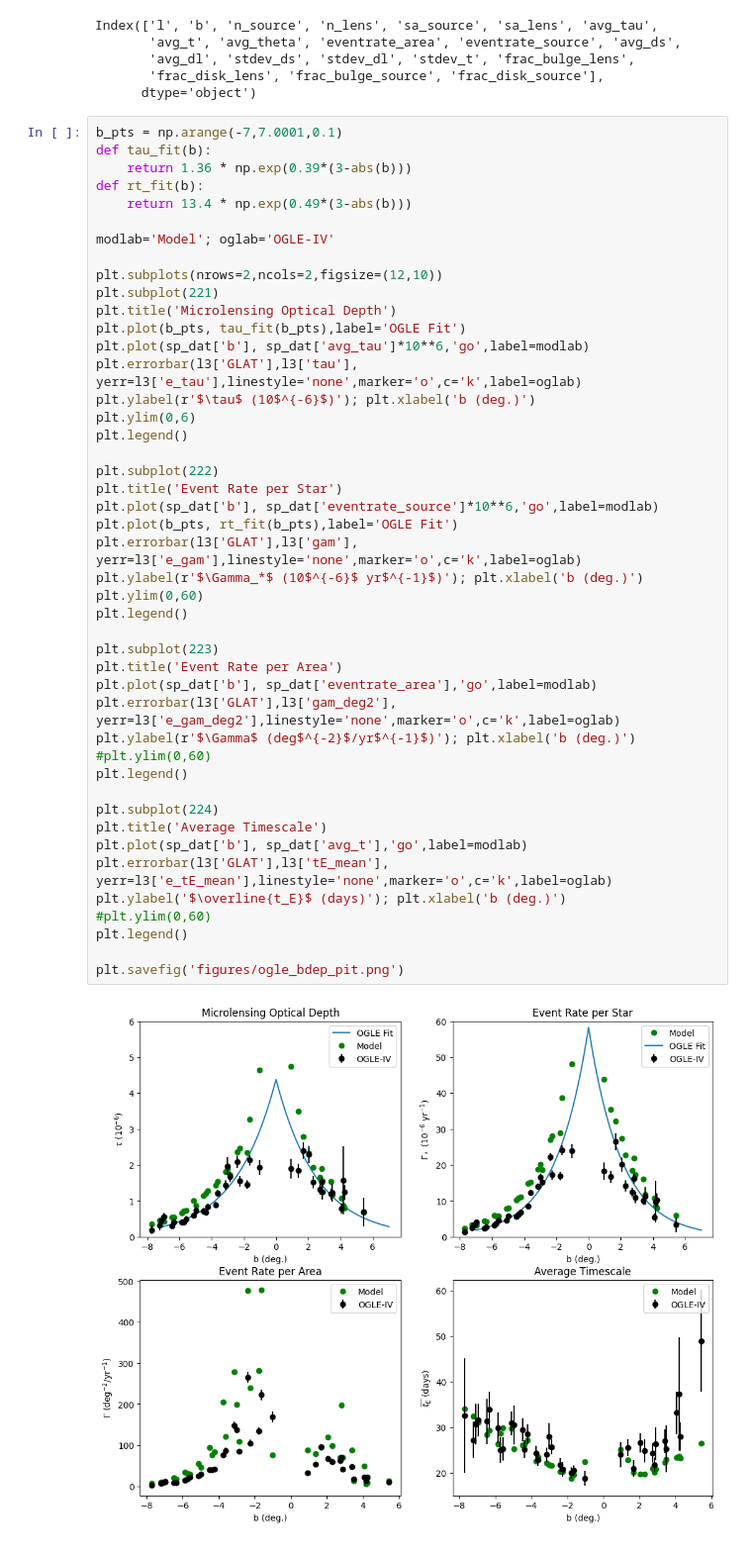
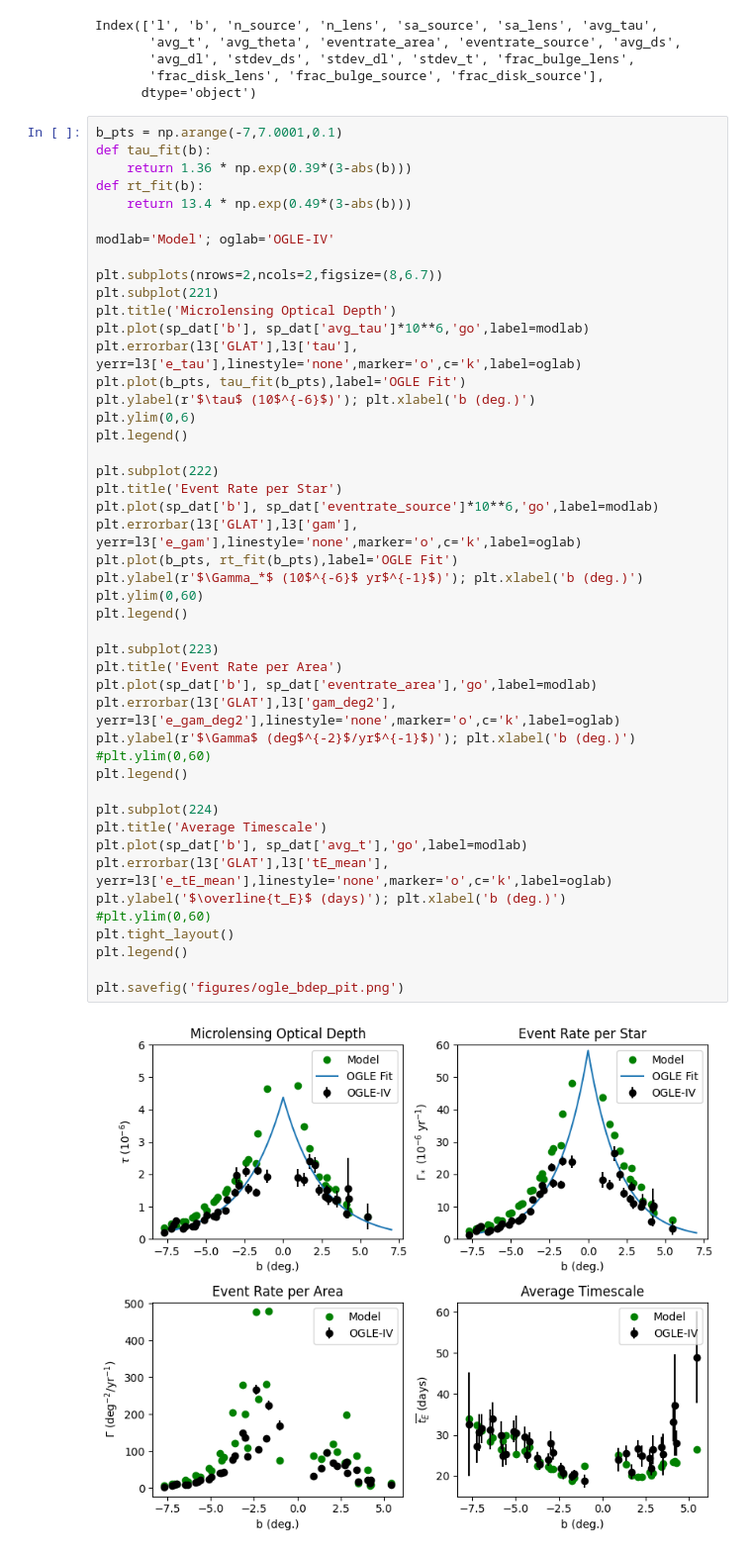
Before and after one commit to synthpop-galaxy/synthpop-model-eval, a Jupyter notebook: bdep_ogle.ipynb, the cells around one changed output. Shown at 99% size. Saved outputs shown, nothing was run; the diff lists cells and outputs as text.

```diff
--- a/bdep_ogle.ipynb
+++ b/bdep_ogle.ipynb
@@ -361,44 +197,45 @@ def rt_fit(b):
 
 modlab='Model'; oglab='OGLE-IV'
 
-plt.subplots(nrows=2,ncols=2,figsize=(12,10))
+plt.subplots(nrows=2,ncols=2,figsize=(8,6.7))
 plt.subplot(221)
 plt.title('Microlensing Optical Depth')
-plt.plot(b_pts, tau_fit(b_pts),label='OGLE Fit')
 plt.plot(sp_dat['b'], sp_dat['avg_tau']*10**6,'go',label=modlab)
 plt.errorbar(l3['GLAT'],l3['tau'], yerr=l3['e_tau'],linestyle='none',marker='o',c='k',label=oglab)
+plt.plot(b_pts, tau_fit(b_pts),label='OGLE Fit')
 plt.ylabel(r'$\tau$ (10$^{-6}$)'); plt.xlabel('b (deg.)')
 plt.ylim(0,6)
 plt.legend()
 
 plt.subplot(222)
 plt.title('Event Rate per Star')
 plt.plot(sp_dat['b'], sp_dat['eventrate_source']*10**6,'go',label=modlab)
+plt.errorbar(l3['GLAT'],l3['gam'], yerr=l3['e_gam'],linestyle='none',marker='o',c='k',label=oglab)
 plt.plot(b_pts, rt_fit(b_pts),label='OGLE Fit')
-plt.errorbar(l3['GLAT'],l3['gam'], yerr=l3['e_gam'],linestyle='none',marker='o',c='k',label=oglab)
 plt.ylabel(r'$\Gamma_*$ (10$^{-6}$ yr$^{-1}$)'); plt.xlabel('b (deg.)')
 plt.ylim(0,60)
 plt.legend()
 
 plt.subplot(223)
 plt.title('Event Rate per Area')
 plt.plot(sp_dat['b'], sp_dat['eventrate_area'],'go',label=modlab)
 plt.errorbar(l3['GLAT'],l3['gam_deg2'], yerr=l3['e_gam_deg2'],linestyle='none',marker='o',c='k',label=oglab)
 plt.ylabel(r'$\Gamma$ (deg$^{-2}$/yr$^{-1}$)'); plt.xlabel('b (deg.)')
 #plt.ylim(0,60)
 plt.legend()
 
 plt.subplot(224)
 plt.title('Average Timescale')
 plt.plot(sp_dat['b'], sp_dat['avg_t'],'go',label=modlab)
 plt.errorbar(l3['GLAT'],l3['tE_mean'], yerr=l3['e_tE_mean'],linestyle='none',marker='o',c='k',label=oglab)
 plt.ylabel('$\overline{t_E}$ (days)'); plt.xlabel('b (deg.)')
 #plt.ylim(0,60)
+plt.tight_layout()
 plt.legend()
 
 plt.savefig('figures/ogle_bdep_pit.png')
 # %% [output]
-[figure, old version]
+[figure, new version]
 # %%
 b_pts = np.arange(-7,7.0001,0.1)
 def tau_fit(b):
```
Also changed, not shown: parts of 8 cells of this notebook, 1 other file.
